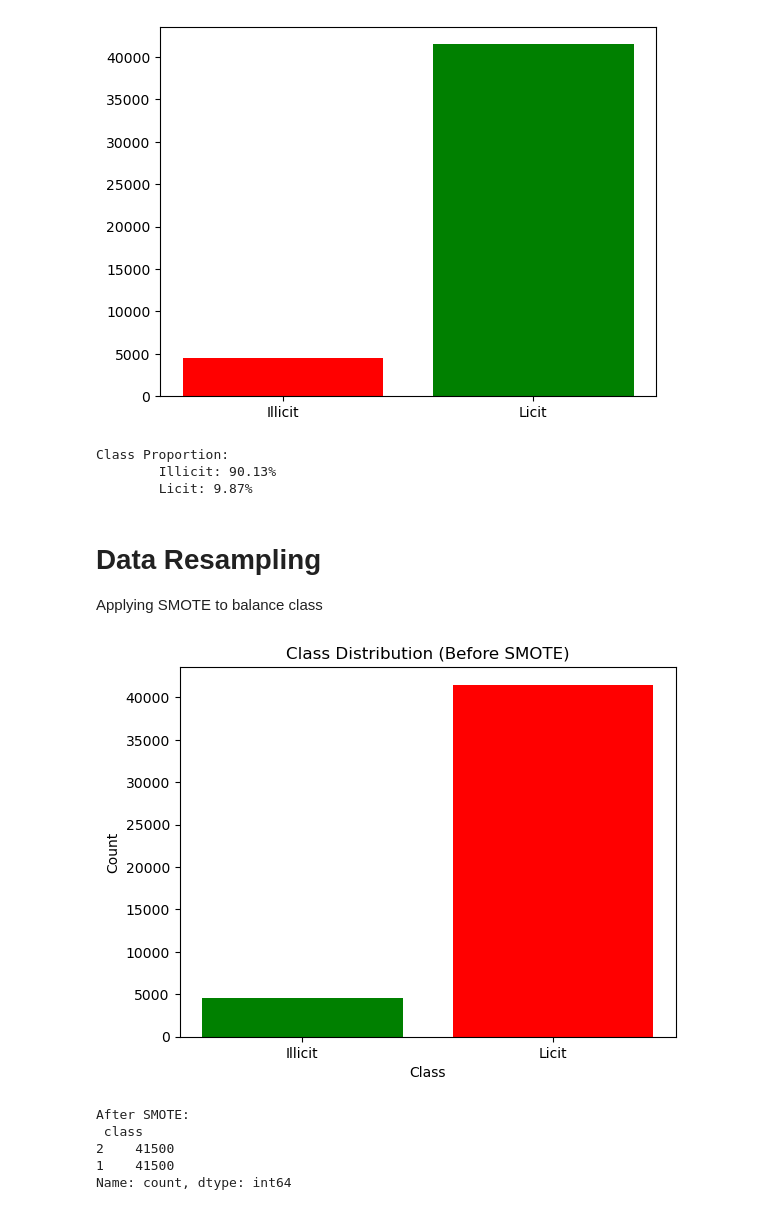
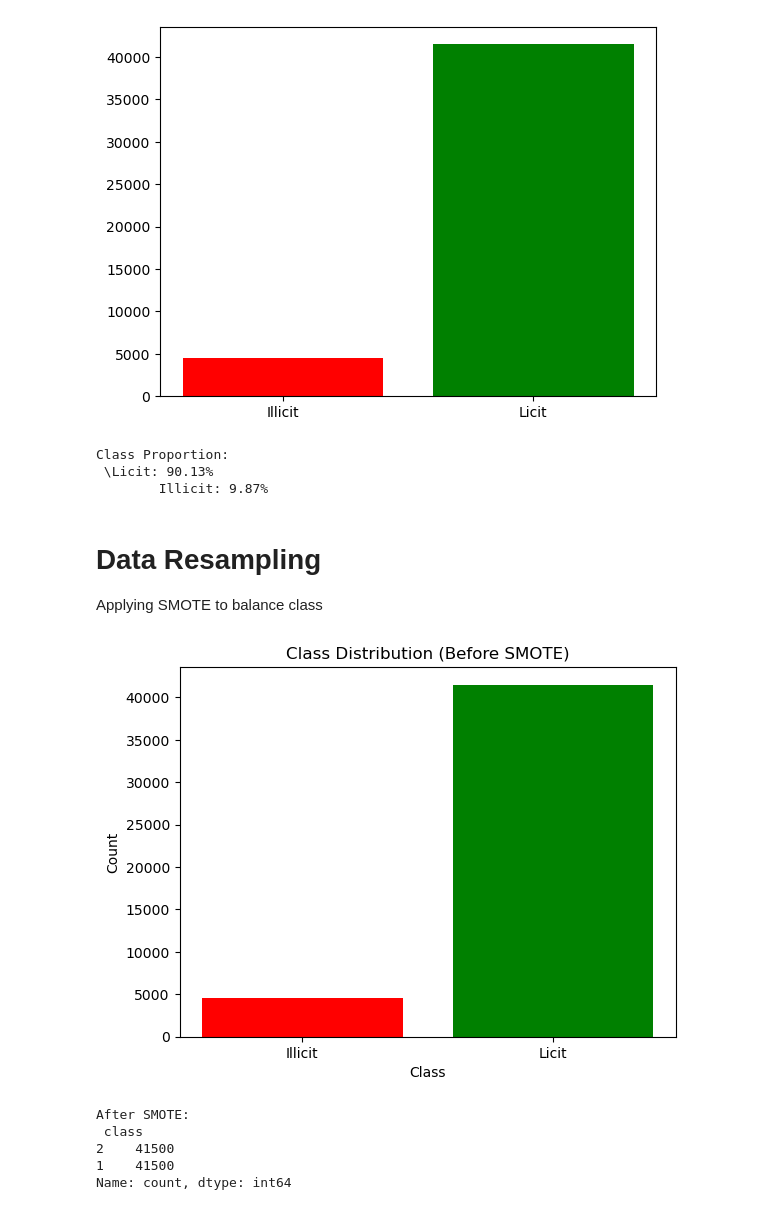
Before and after one commit to kevnoel/blockchain_fraud_detection, a Jupyter notebook: notebooks/EDA.ipynb, the cells around one changed output. Saved outputs shown, nothing was run; the diff lists cells and outputs as text; code cells hidden in the pictures.

```diff
--- a/notebooks/EDA.ipynb
+++ b/notebooks/EDA.ipynb
@@ -188,11 +188,11 @@ plt.bar(['Illicit', 'Licit'], txs_by_class['txId'].values, color = ['red', 'gree
 # %%
 # Imbalance Proportion
 prop = txs_by_class['txId'].values / df_txs.shape[0] * 100
-print(f'Class Proportion: \n \tIllicit: {prop[1].round(2)}% \n\tLicit: {prop[0].round(2)}%')
+print(f'Class Proportion: \n \Licit: {prop[1].round(2)}% \n\tIllicit: {prop[0].round(2)}%')
 # %% [output]
 Class Proportion:
-        Illicit: 90.13%
-        Licit: 9.87%
+ \Licit: 90.13%
+        Illicit: 9.87%
 # %% [markdown]
 # Data Resampling
 
@@ -200,16 +200,16 @@ Applying SMOTE to balance class
 # %%
 X = df_txs.drop(['txId', 'class'], axis = 1)
 y = df_txs['class']
 
 count_class = y.value_counts()
-plt.bar(count_class.index, count_class.values, color = ['red', 'green'])
+plt.bar(count_class.index, count_class.values, color = ['g', 'r'])
 plt.xlabel('Class')
 plt.ylabel('Count')
 plt.title('Class Distribution (Before SMOTE)')
 plt.xticks([1, 2], ['Illicit', 'Licit'])
 plt.show()
 # %% [output]
-[figure, old version]
+[figure, new version]
 # %%
 smote = SMOTE(sampling_strategy='minority', random_state=42)
 X_res, y_res = smote.fit_resample(X, y)
```
Also changed, not shown: parts of 7 cells of this notebook, 1 other file.
